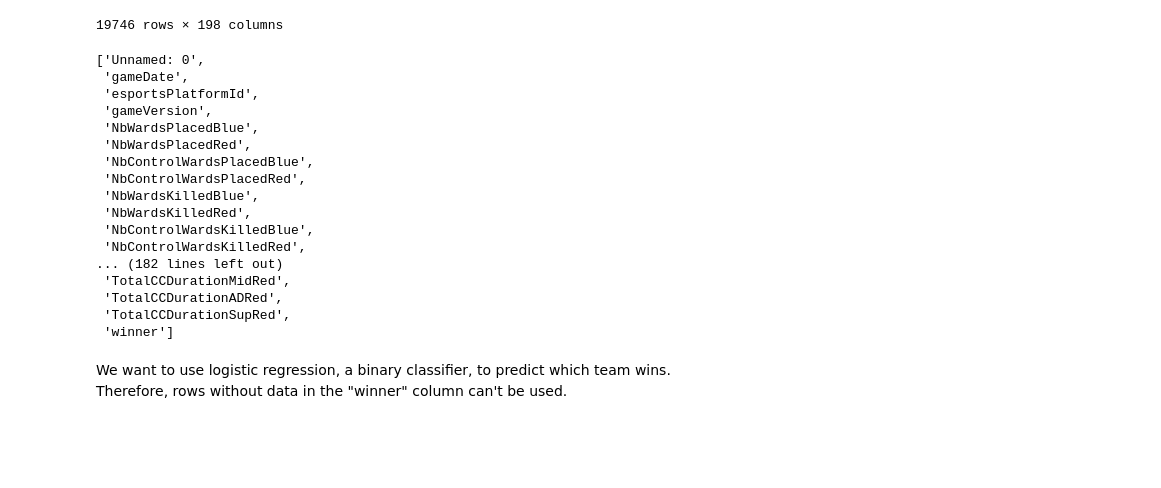
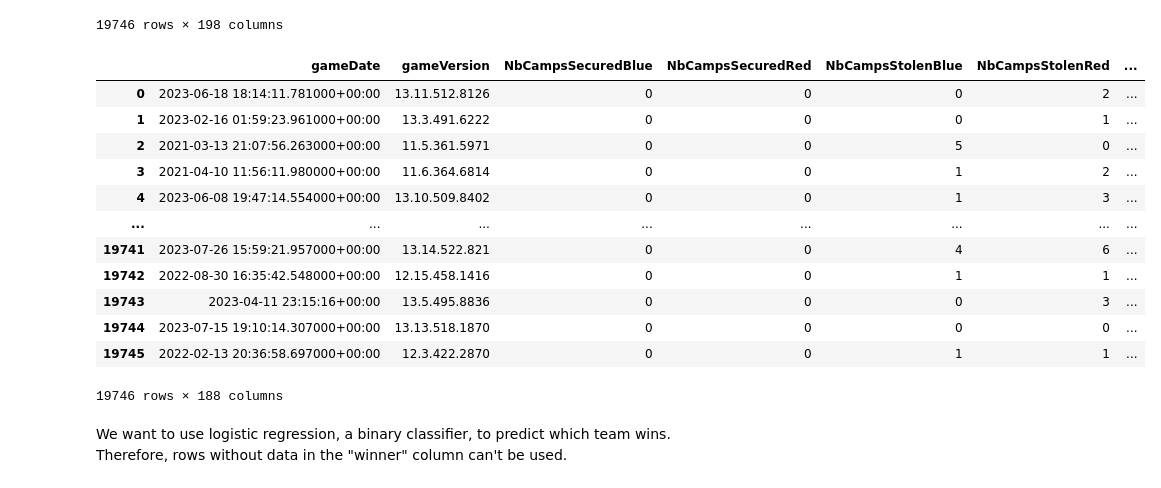
Before and after one commit to saraharmstrong314/Global-Power-Rankings-Hackathon, a Jupyter notebook: League_Hackathon.ipynb, the cells around one changed output. Drawn from its saved outputs; the diff is of its cells as text; code cells hidden in the pictures; blank space fills up the shorter version.

Commit message:
consolidating dataframe

```diff
--- a/League_Hackathon.ipynb
+++ b/League_Hackathon.ipynb
@@ -25,28 +27,34 @@ df
 | 19744 | 19744 | 2023-07-15 19:10:14.307000+00:00 | ESPORTSTMNT03:3187730 | 13.13.518.1870 | 54 | 66 | ... |
 | 19745 | 19745 | 2022-02-13 20:36:58.697000+00:00 | ESPORTSTMNT03:2563015 | 12.3.422.2870 | 68 | 59 | ... |
 19746 rows × 198 columns
-# %%
-# going down list of columns to see what can be consolidated
-df.columns.tolist()
-#df.iloc[19000].to_frame().T to get a row
-# %% [output]
-['Unnamed: 0',
- 'gameDate',
- 'esportsPlatformId',
- 'gameVersion',
- 'NbWardsPlacedBlue',
- 'NbWardsPlacedRed',
- 'NbControlWardsPlacedBlue',
- 'NbControlWardsPlacedRed',
- 'NbWardsKilledBlue',
- 'NbWardsKilledRed',
- 'NbControlWardsKilledBlue',
- 'NbControlWardsKilledRed',
-... (182 lines left out)
- 'TotalCCDurationMidRed',
- 'TotalCCDurationADRed',
- 'TotalCCDurationSupRed',
- 'winner']
+# %%
+# Unnamed is a redundant column same thing as index, ID doesn't influence who wins, ward numbers are unreliable
+df.drop(columns=['Unnamed: 0',
+                 'esportsPlatformId',
+                 'NbWardsPlacedBlue',
+                 'NbWardsPlacedRed',
+                 'NbControlWardsPlacedBlue',
+                 'NbControlWardsPlacedRed',
+                 'NbWardsKilledBlue',
+                 'NbWardsKilledRed',
+                 'NbControlWardsKilledBlue',
+                 'NbControlWardsKilledRed'], inplace=True)
+# %%
+df
+# %% [output]
+|  | gameDate | gameVersion | NbCampsSecuredBlue | NbCampsSecuredRed | NbCampsStolenBlue | NbCampsStolenRed | ... |
+| 0 | 2023-06-18 18:14:11.781000+00:00 | 13.11.512.8126 | 0 | 0 | 0 | 2 | ... |
+| 1 | 2023-02-16 01:59:23.961000+00:00 | 13.3.491.6222 | 0 | 0 | 0 | 1 | ... |
+| 2 | 2021-03-13 21:07:56.263000+00:00 | 11.5.361.5971 | 0 | 0 | 5 | 0 | ... |
+| 3 | 2021-04-10 11:56:11.980000+00:00 | 11.6.364.6814 | 0 | 0 | 1 | 2 | ... |
+| 4 | 2023-06-08 19:47:14.554000+00:00 | 13.10.509.8402 | 0 | 0 | 1 | 3 | ... |
+| ... | ... | ... | ... | ... | ... | ... | ... |
+| 19741 | 2023-07-26 15:59:21.957000+00:00 | 13.14.522.821 | 0 | 0 | 4 | 6 | ... |
+| 19742 | 2022-08-30 16:35:42.548000+00:00 | 12.15.458.1416 | 0 | 0 | 1 | 1 | ... |
+| 19743 | 2023-04-11 23:15:16+00:00 | 13.5.495.8836 | 0 | 0 | 0 | 3 | ... |
+| 19744 | 2023-07-15 19:10:14.307000+00:00 | 13.13.518.1870 | 0 | 0 | 0 | 0 | ... |
+| 19745 | 2022-02-13 20:36:58.697000+00:00 | 12.3.422.2870 | 0 | 0 | 1 | 1 | ... |
+19746 rows × 188 columns
 # %% [markdown]
 We want to use logistic regression, a binary classifier, to predict which team wins. Therefore, rows without data in the "winner" column can't be used.
 # %%
```
Also changed, not shown: parts of 9 cells of this notebook.
